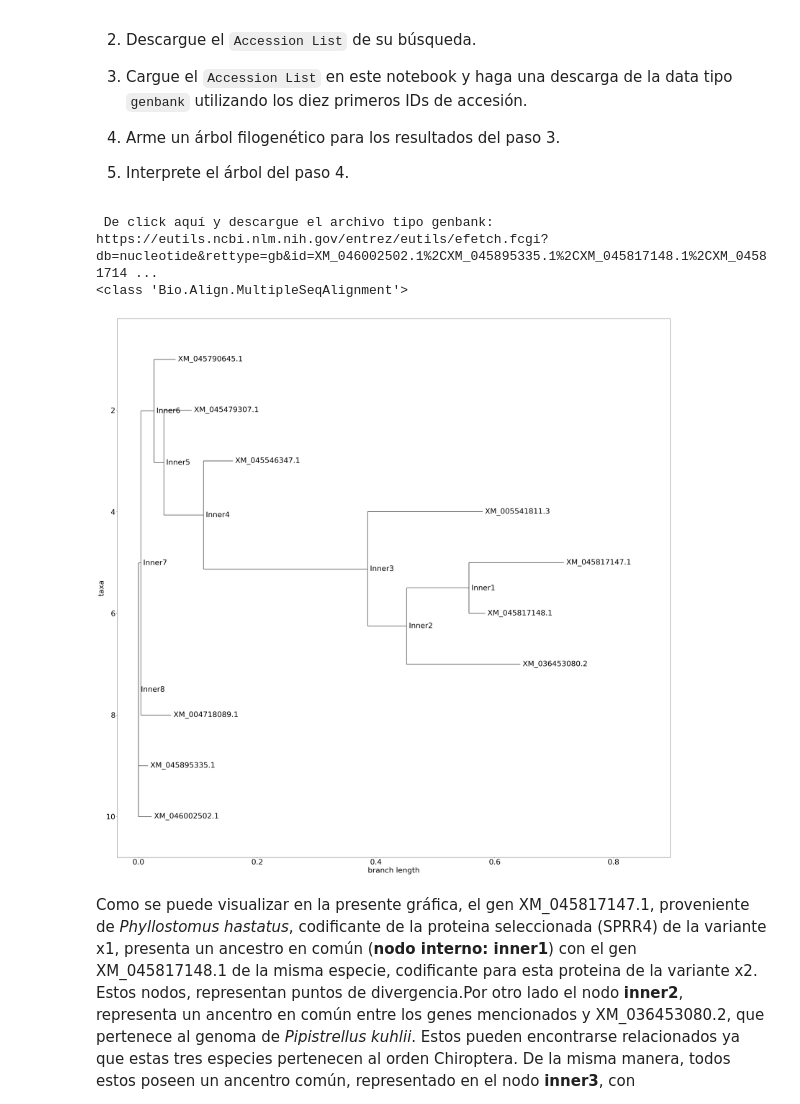
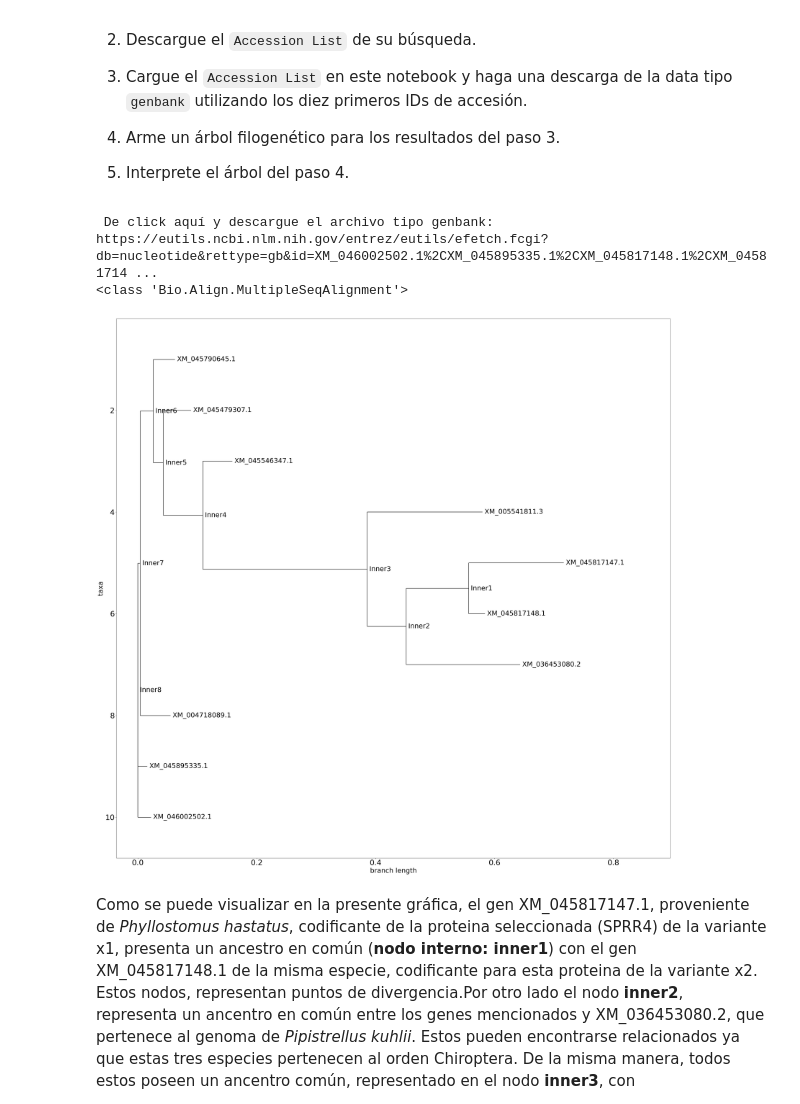
Before and after one commit to camysigh/Pruebas-GBI6, a Jupyter notebook: 2021II_GBI6_ExamenParcialPython.ipynb, the cells around one changed output. Saved outputs shown, nothing was run; the diff lists cells and outputs as text; code cells hidden in the pictures.

```diff
--- a/2021II_GBI6_ExamenParcialPython.ipynb
+++ b/2021II_GBI6_ExamenParcialPython.ipynb
@@ -217,35 +229,35 @@ distance_matrix = calculator.get_distance(alignment) # Se extraen las distancias
 from Bio.Phylo.TreeConstruction import DistanceTreeConstructor
 constructor = DistanceTreeConstructor(calculator)# con esta vareable se creará el arbol finalmente
 
 ## Contruccion del arbol:
 sequence_tree = constructor.build_tree(alignment)
 sequence_tree.rooted = True
 #print(sequence_tree)
 
 # Guardar el arbol en formato xml:
 
 Phylo.write(sequence_tree, "sequence_tree.xml", "phyloxml")
 
 # Recuperar el archivo guardado y construir el arbol filogenético
 
 sequence_tree = Phylo.read(file="sequence_tree.xml", format= "phyloxml")
 
 # Arbol elemental en Matplotlib
 import matplotlib
 import matplotlib.pyplot as plt # creacion de lienso
 
 # Creacion del arbol sobre el lienso
 fig = plt.figure(figsize=(40, 40), dpi=100) # create figure & set the size
-matplotlib.rc('font', size=30)              # fontsize of the leaf and node labels
+matplotlib.rc('font', size=27)              # fontsize of the leaf and node labels
 matplotlib.rc('xtick', labelsize=30)       # fontsize of the tick labels
 matplotlib.rc('ytick', labelsize=30)       # fontsize of the tick labels
 axes = fig.add_subplot(1, 1, 1)
 Phylo.draw(sequence_tree, axes=axes)
 fig.savefig("sequence_cladogram")
 # %% [output]
  De click aquí y descargue el archivo tipo genbank: https://eutils.ncbi.nlm.nih.gov/entrez/eutils/efetch.fcgi?db=nucleotide&rettype=gb&id=XM_046002502.1%2CXM_045895335.1%2CXM_045817148.1%2CXM_04581714 ...
 <class 'Bio.Align.MultipleSeqAlignment'>
-[figure, old version]
+[figure, new version]
 # %% [markdown]
 Como se puede visualizar en la presente gráfica, el gen XM_045817147.1, proveniente de *Phyllostomus hastatus*, codificante de la proteina seleccionada (SPRR4) de la variante x1, presenta un ancestro en común (**nodo interno: inner1**) con el gen XM_045817148.1 de la misma especie, codificante para esta proteina de la variante x2. Estos nodos, representan puntos de divergencia.Por otro lado el nodo **inner2**, representa un ancentro en común entre los genes mencionados y XM_036453080.2, que pertenece al genoma de *Pipistrellus kuhlii*. Estos pueden encontrarse relacionados ya que estas tres especies pertenecen al orden Chiroptera. De la misma manera, todos estos poseen un ancentro común, representado en el nodo **inner3**, con XM_005541811.3 que pertenece a la especie *Macaca fascicularis*, ya que se clasifican en la misma clases - Mammalia.<br>
 
```
Also changed, not shown: parts of 4 cells of this notebook, 2 other files.
